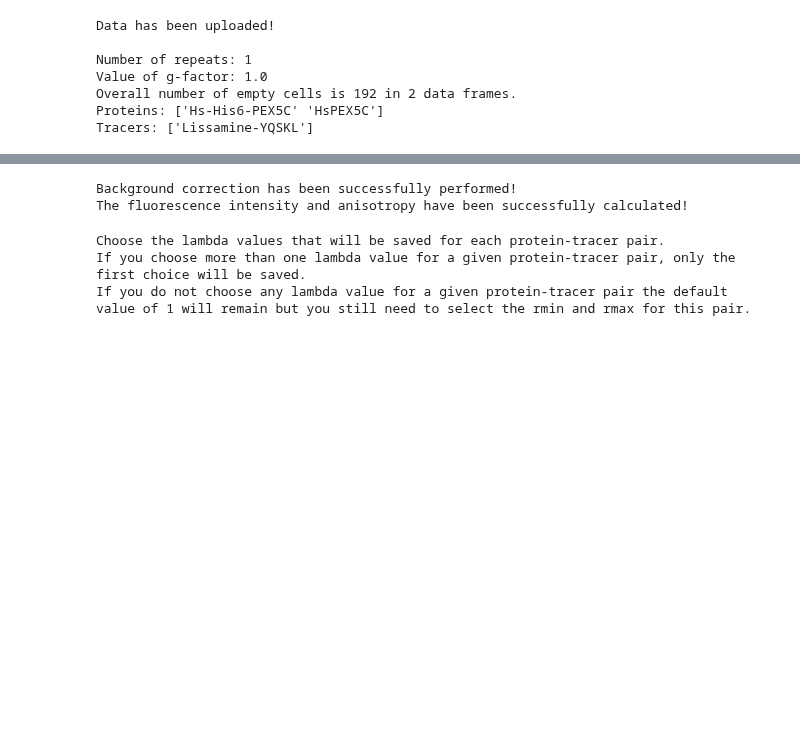
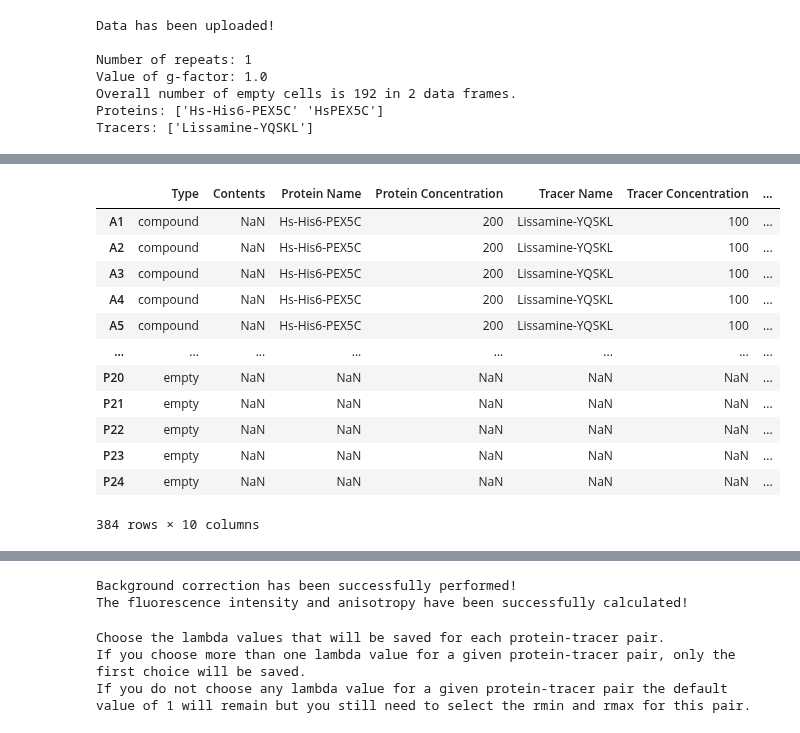
Before and after one commit to mariuszlas/Fluorescence-Anisotropy-Analysis-Development, a Jupyter notebook: fluorescenceanisotropy/fluores_anisotropy.ipynb, the cells around one changed output, grey strips where cells are left out. Drawn from its saved outputs; the diff is of its cells as text; code cells hidden in the pictures; blank space fills up the shorter version.

```diff
--- a/fluorescenceanisotropy/fluores_anisotropy.ipynb
+++ b/fluorescenceanisotropy/fluores_anisotropy.ipynb
@@ -19,6 +19,9 @@ F606C_vs_AtPEX5C_WT_1_hour = "C:\\Users\\Bartek\\Documents\\Fluorescence-Anisotr
 
 plate_map_file = "C:\\Users\\Bartek\\Documents\\Fluorescence-Anisotropy-Analysis\\tests\\Test data\\plate_map.csv"
 Hs_His6_PEX5C_vs_HsPEX5C_platemap = "C:\\Users\\Bartek\\Documents\\Fluorescence-Anisotropy-Analysis\\tests\\Test data\\real data\\Hs-His6-PEX5C vs HsPEX5C platemap.csv"
+Hs_His6_PEX5C_vs_HsPEX5C_tracer_platemap = "C:\\Users\\Bartek\\Documents\\Fluorescence-Anisotropy-Analysis\\tests\\Test data\\real data\\Hs-His6-PEX5C vs HsPEX5C tracer platemap.csv"
+Hs_His6_PEX5C_vs_HsPEX5C_competitor_platemap = "C:\\Users\\Bartek\\Documents\\Fluorescence-Anisotropy-Analysis\\tests\\Test data\\real data\\Hs-His6-PEX5C vs HsPEX5C competitor platemap.csv"
+
 HsPEX5C_Y467C_vs_AtPEX5C_WT_platemap = "C:\\Users\\Bartek\\Documents\\Fluorescence-Anisotropy-Analysis\\tests\\Test data\\real data\\HsPEX5C Y467C vs AtPEX5C WT platemap.csv"
 F606C_vs_AtPEX5C_WT_1_hour_platemap = "C:\\Users\\Bartek\\Documents\\Fluorescence-Anisotropy-Analysis\\tests\\Test data\\real data\\F606C vs AtPEX5C WT 1 hour platemap.csv"
 # %%
@@ -1421,0 +1435,2 @@ Tracers: ['Lissamine-YQSKL']
+# %%
+my_data1c = FA.read_in_envision(data_csv=HsHis6_PEX5C_vs_HsPEX5C, platemap_csv=Hs_His6_PEX5C_vs_HsPEX5C_competitor_platemap, data_type='plate', size=384)
@@ -1421,0 +1528,16 @@ Tracers: ['Lissamine-YQSKL']
+# %%
+platemap_c
+# %% [output]
+|  | Type | Contents | Protein Name | Protein Concentration | Tracer Name | Tracer Concentration | ... |
+| A1 | compound | NaN | Hs-His6-PEX5C | 200 | Lissamine-YQSKL | 100 | ... |
+| A2 | compound | NaN | Hs-His6-PEX5C | 200 | Lissamine-YQSKL | 100 | ... |
+| A3 | compound | NaN | Hs-His6-PEX5C | 200 | Lissamine-YQSKL | 100 | ... |
+| A4 | compound | NaN | Hs-His6-PEX5C | 200 | Lissamine-YQSKL | 100 | ... |
+| A5 | compound | NaN | Hs-His6-PEX5C | 200 | Lissamine-YQSKL | 100 | ... |
+| ... | ... | ... | ... | ... | ... | ... | ... |
+| P20 | empty | NaN | NaN | NaN | NaN | NaN | ... |
+| P21 | empty | NaN | NaN | NaN | NaN | NaN | ... |
+| P22 | empty | NaN | NaN | NaN | NaN | NaN | ... |
+| P23 | empty | NaN | NaN | NaN | NaN | NaN | ... |
+| P24 | empty | NaN | NaN | NaN | NaN | NaN | ... |
+384 rows × 10 columns
```
Also changed, not shown: parts of 16 cells of this notebook.
